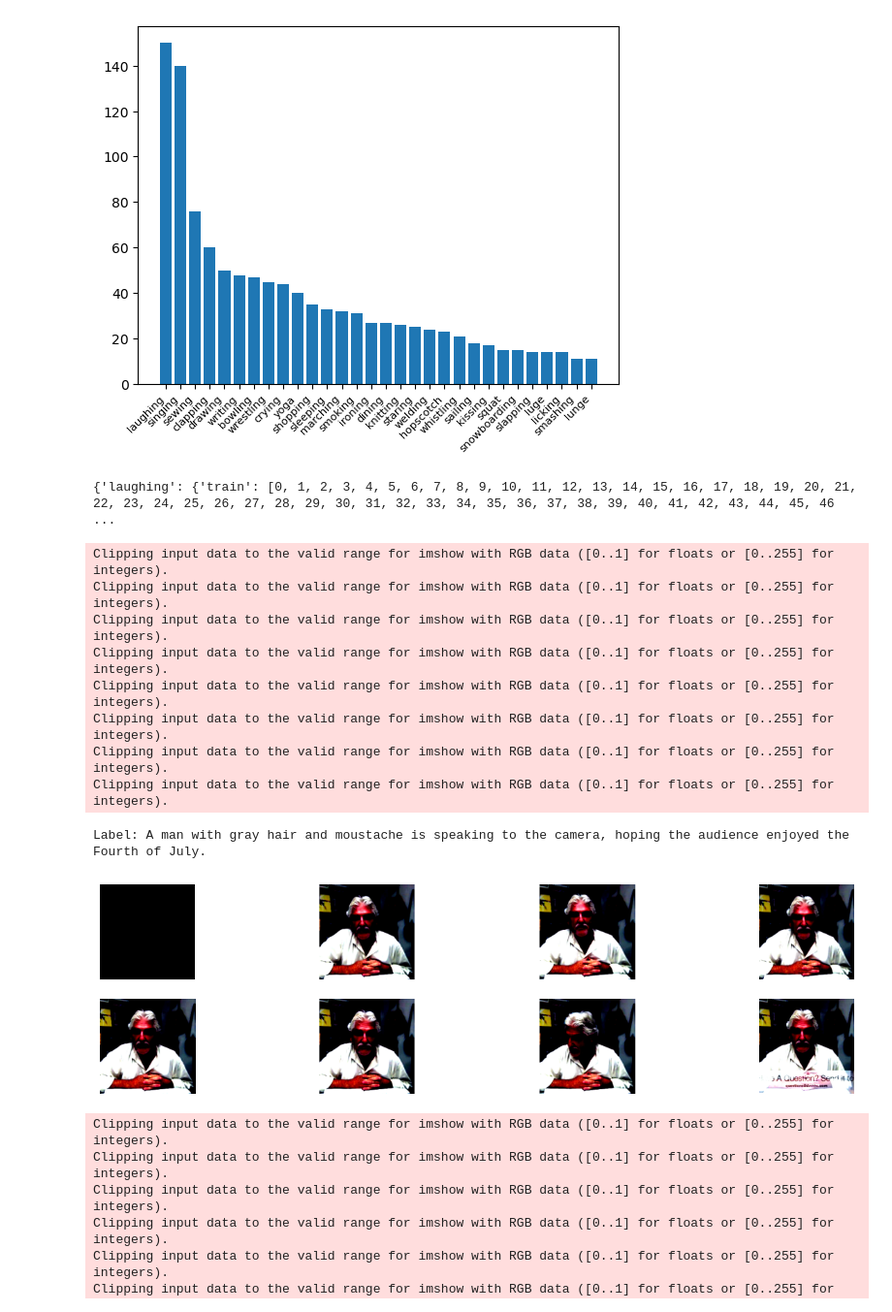
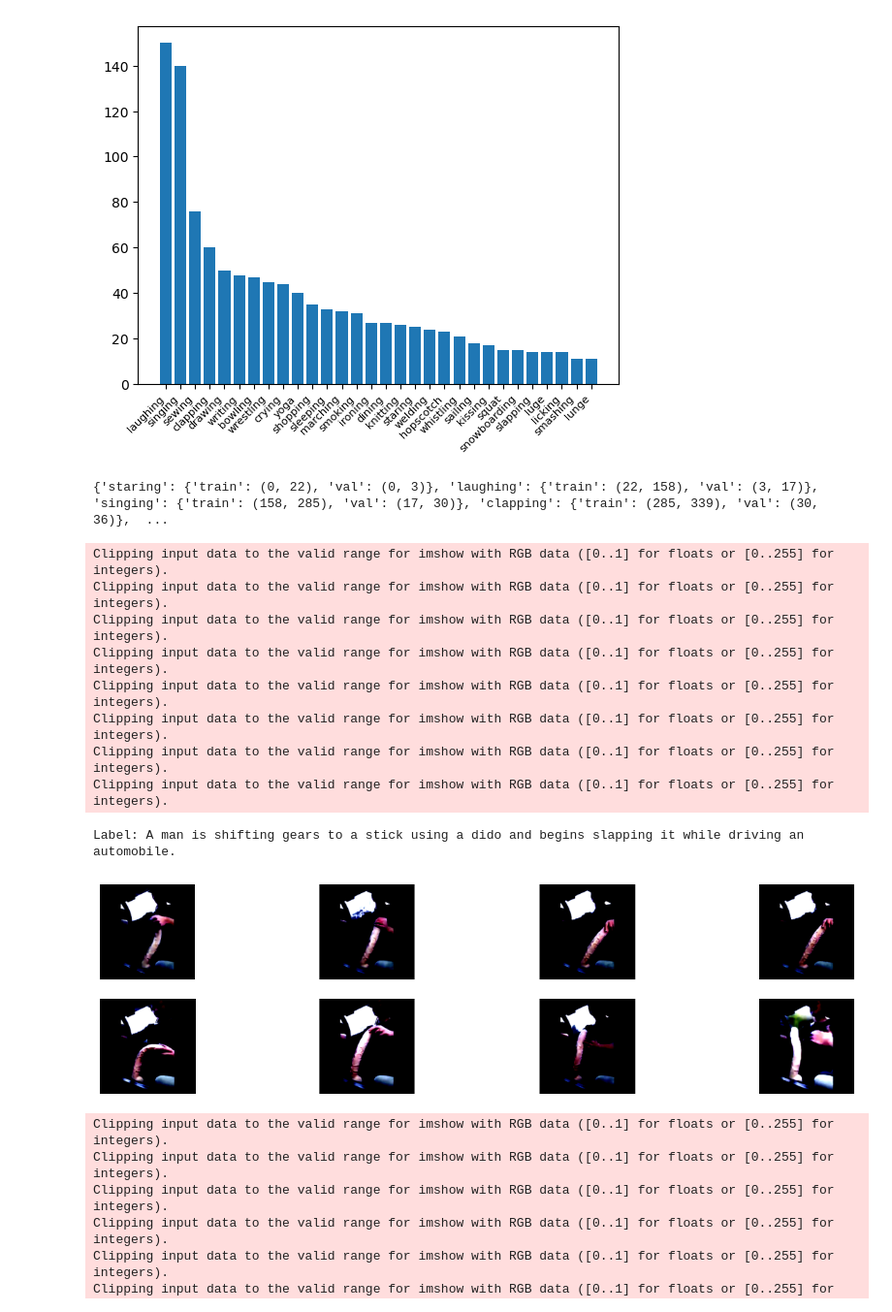
Before and after one commit to Neleac/SpaceTimeGPT, a Jupyter notebook: data_vis.ipynb, the cells around one changed output. Shown at 97% size. Saved outputs shown, nothing was run; the diff lists cells and outputs as text; code cells hidden in the pictures.

```diff
--- a/data_vis.ipynb
+++ b/data_vis.ipynb
@@ -49,43 +50,43 @@ plt.bar([action for _, action in count_actions], [count for count, _ in count_ac
 <BarContainer object of 30 artists>
 [figure]
 # %%
-actions_idxs
+action_idxs
 # %% [output]
-{'laughing': {'train': [0, 1, 2, 3, 4, 5, 6, 7, 8, 9, 10, 11, 12, 13, 14, 15, 16, 17, 18, 19, 20, 21, 22, 23, 24, 25, 26, 27, 28, 29, 30, 31, 32, 33, 34, 35, 36, 37, 38, 39, 40, 41, 42, 43, 44, 45, 46 ...
+{'staring': {'train': (0, 22), 'val': (0, 3)}, 'laughing': {'train': (22, 158), 'val': (3, 17)}, 'singing': {'train': (158, 285), 'val': (17, 30)}, 'clapping': {'train': (285, 339), 'val': (30, 36)},  ...
 # %%
 dataset.set_format(type="numpy")
 data_train, data_val = dataset["train"], dataset["validation"]
 
-data = data_train[1]
+data = data_val[61]
 frames = data["pixel_values"]
 caption = data["labels"]
 
 caption = tokenizer.decode(caption, skip_special_tokens=True)
 print("Label: %s" % caption)
 
 FRAMES_PER_VIDEO = 8
 rows = 2
 cols = FRAMES_PER_VIDEO // rows
 fig = plt.figure(figsize=(16, 4))
 
 for i in range(FRAMES_PER_VIDEO):
     frame = frames[i]
     frame = np.moveaxis(frame, 0, 2)
 
     fig.add_subplot(rows, cols, i + 1)
     plt.imshow(frame)
     plt.axis("off")
 # %% [output]
 Clipping input data to the valid range for imshow with RGB data ([0..1] for floats or [0..255] for integers).
 Clipping input data to the valid range for imshow with RGB data ([0..1] for floats or [0..255] for integers).
 Clipping input data to the valid range for imshow with RGB data ([0..1] for floats or [0..255] for integers).
 Clipping input data to the valid range for imshow with RGB data ([0..1] for floats or [0..255] for integers).
 Clipping input data to the valid range for imshow with RGB data ([0..1] for floats or [0..255] for integers).
 Clipping input data to the valid range for imshow with RGB data ([0..1] for floats or [0..255] for integers).
 Clipping input data to the valid range for imshow with RGB data ([0..1] for floats or [0..255] for integers).
 Clipping input data to the valid range for imshow with RGB data ([0..1] for floats or [0..255] for integers).
-Label: A man with gray hair and moustache is speaking to the camera, hoping the audience enjoyed the Fourth of July.
+Label: A man is shifting gears to a stick using a dido and begins slapping it while driving an automobile.
-[figure, old version]
+[figure, new version]
 # %%
 dataset = load_from_disk("dataset/processed_frames_8")
 dataset.set_format(type="numpy")
```
Also changed, not shown: parts of 1 cell of this notebook, 2 other files.
